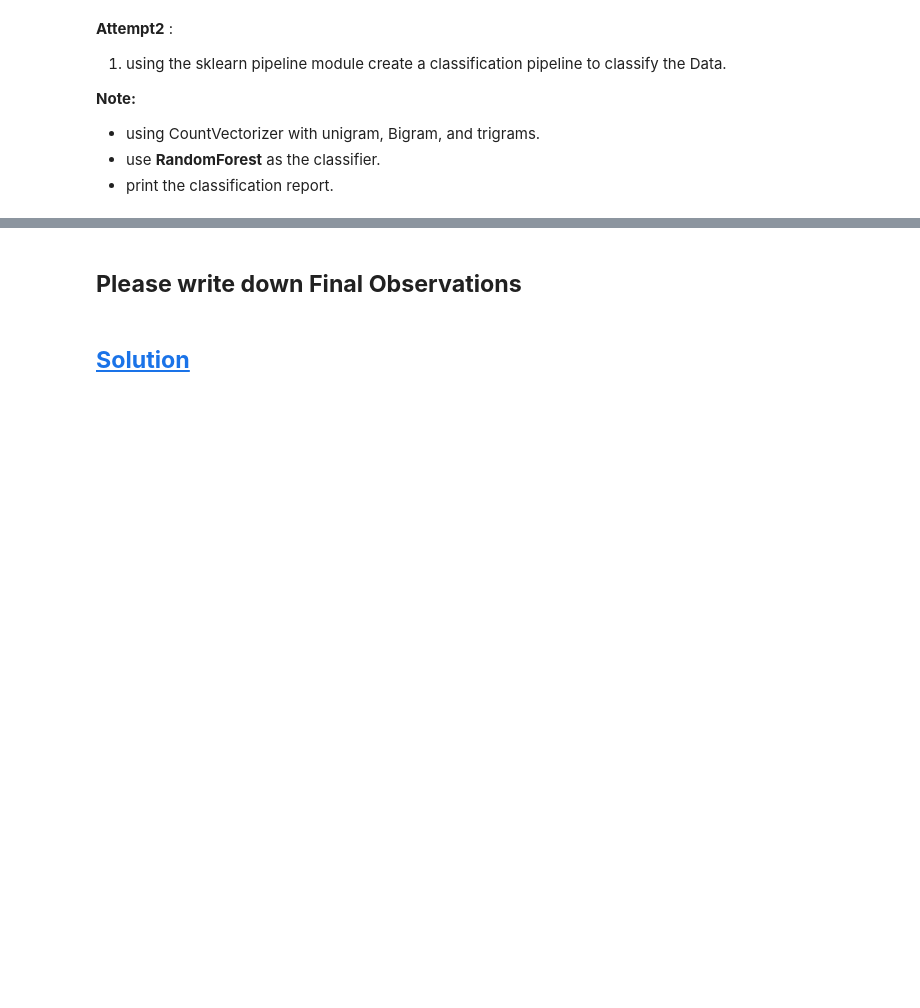
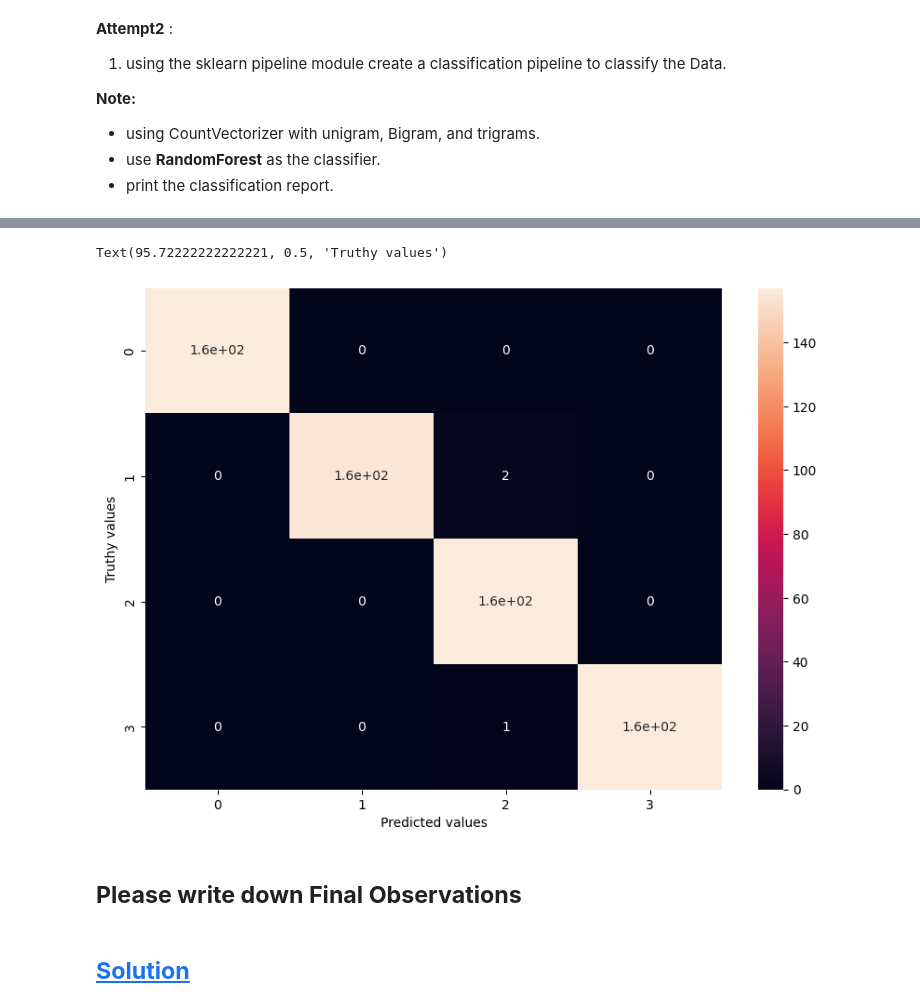
Before and after one commit to iahmadimran/nlp-course, a Jupyter notebook: 09-bag-of-n-grams/bag_of_n_grams_exercise.ipynb, the cells around one changed output, grey strips where cells are left out. Cells and saved outputs as stored; diff of their text form; code cells hidden in the pictures; blank space fills up the shorter version.

Commit message:
bag of n grams natural language processing text representation exercise

```diff
--- a/09-bag-of-n-grams/bag_of_n_grams_exercise.ipynb
+++ b/09-bag-of-n-grams/bag_of_n_grams_exercise.ipynb
@@ -302,7 +342,10 @@ def preprocess(text):
 **Build a model with pre processed text**
 # %%
 #Do the 'train-test' splitting with test size of 20% with random state of 2022 and stratify sampling too
+from sklearn.model_selection import train_test_split
+
 #Note: Make sure to use only the "preprocessed_txt" column for splitting
+X_train, X_test, y_train, y_test = train_test_split(df.preprocessed_text, df.label_num, test_size=0.2, random_state=2023, stratify=df.label_num)
 # %% [markdown]
 **Let's check the scores with our best model till now**
 - Random Forest
@@ -317,15 +360,19 @@ def preprocess(text):
 - print the classification report.
 # %%
 #1. create a pipeline object
-
+clf = Pipeline([
+  ('vectorizer', CountVectorizer(ngram_range=(3,3))),
+  ('rf', RandomForestClassifier())
+])
 
 
 #2. fit with X_train and y_train
-
+clf.fit(X_train, y_train)
 
 
 #3. get the predictions for X_test and store it in y_pred
-
+y_pred = clf.predict(X_test)
 
 
 #4. print the classfication report
+print(classification_report(y_test, y_pred))
@@ -340,16 +398,19 @@ def preprocess(text):
 - print the classification report.
 # %%
 #1. create a pipeline object
-
-
+clf = Pipeline([
+  ('vectorizer', CountVectorizer(ngram_range=(1,3))),
+  ('rf', RandomForestClassifier())
+])
 
 
 #2. fit with X_train and y_train
-
+clf.fit(X_train, y_train)
 
 
 #3. get the predictions for X_test and store it in y_pred
-
+y_pred = clf.predict(X_test)
 
 
 #4. print the classfication report
+print(classification_report(y_test, y_pred))
@@ -356,5 +431,19 @@ def preprocess(text):
 # %%
 #finally print the confusion matrix for the best model
+from sklearn.metrics import confusion_matrix
+
+cm = confusion_matrix(y_test, y_pred)
+# %%
+import seaborn as sn
+import matplotlib.pyplot as plt
+
+plt.figure(figsize=(10,7))
+sn.heatmap(cm, annot=True)
+plt.xlabel("Predicted values")
+plt.ylabel("Truthy values")
+# %% [output]
+Text(95.72222222222221, 0.5, 'Truthy values')
+[figure, added]
 # %% [markdown]
 ## **Please write down Final Observations**
 # %% [markdown]
```
Also changed, not shown: parts of 9 cells of this notebook.
